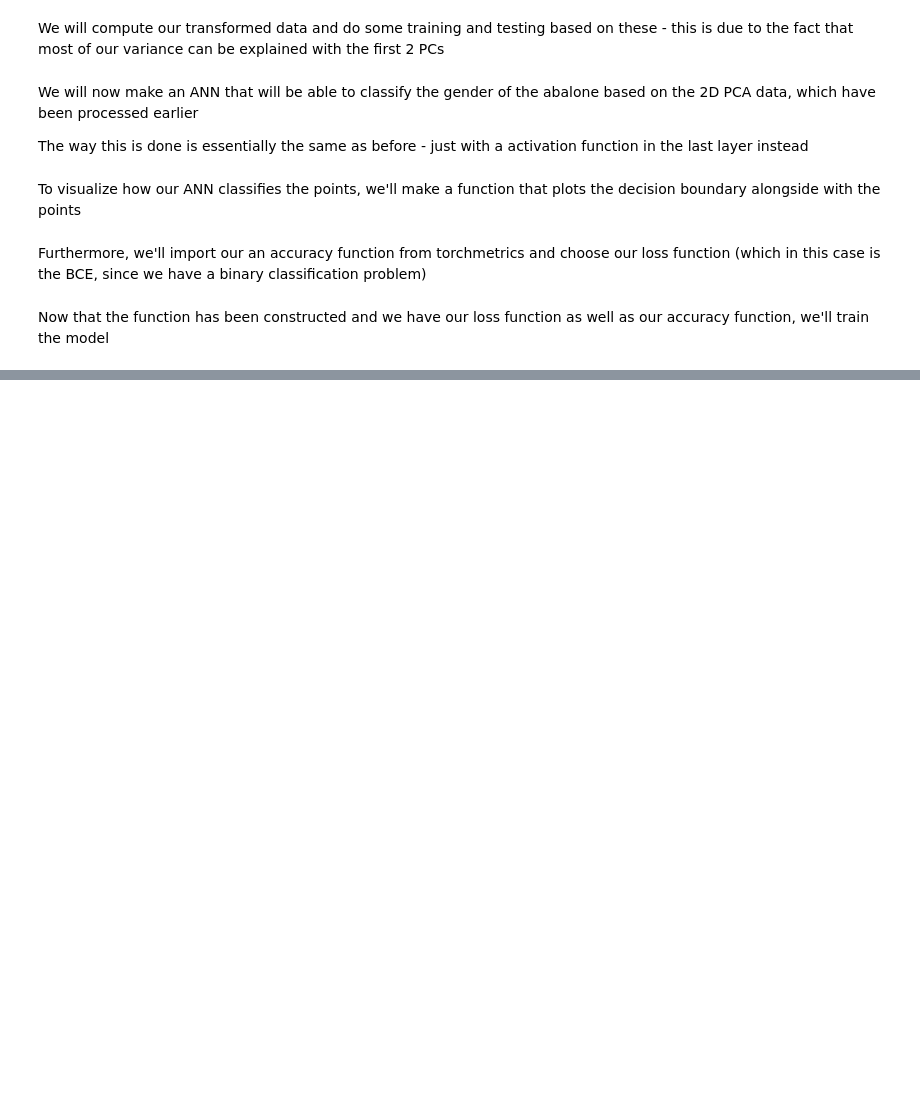
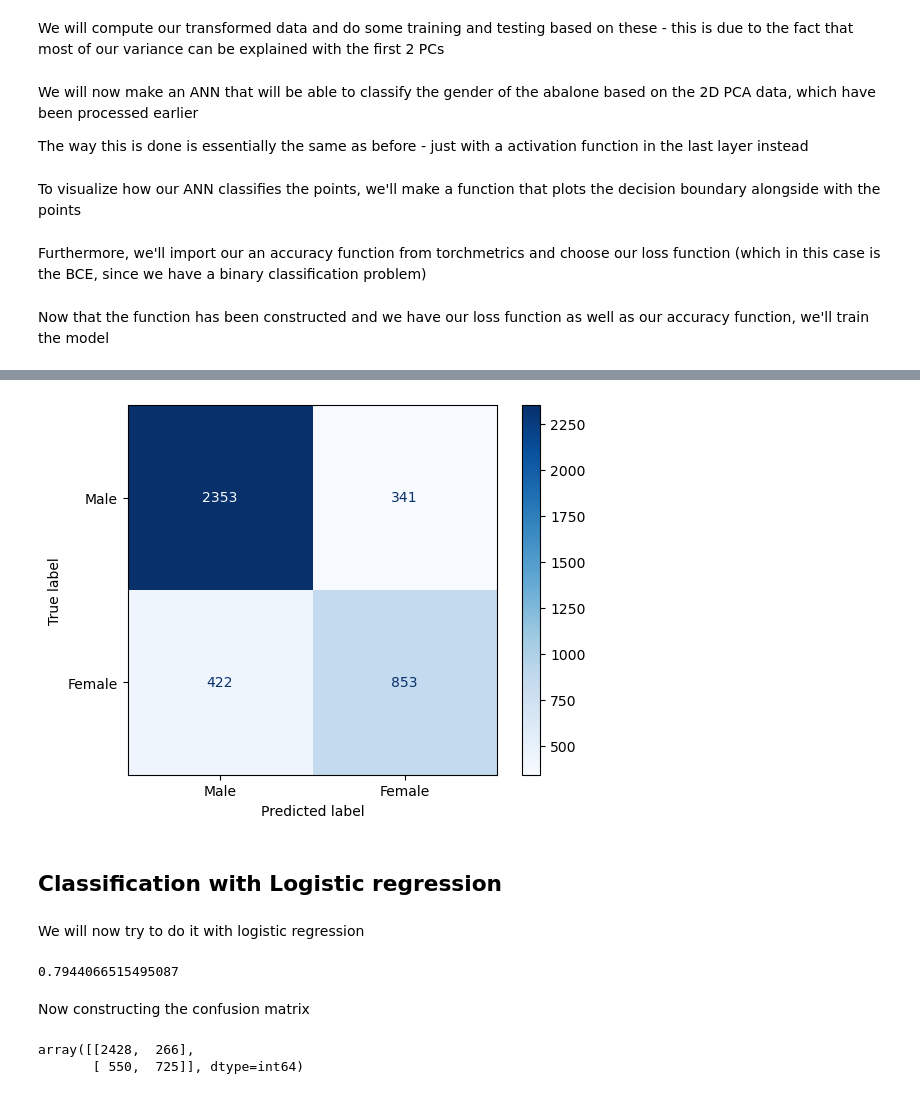
Before and after one commit to NusretSalli/ML-abalone, a Jupyter notebook: Abalone_ML.ipynb, the cells around one changed output, grey strips where cells are left out. Cells and saved outputs as stored; diff of their text form; code cells hidden in the pictures; blank space fills up the shorter version.

```diff
--- a/Abalone_ML.ipynb
+++ b/Abalone_ML.ipynb
@@ -893,0 +979,31 @@ plot_decision_boundary(class_model, X_test, y_test)
+# %%
+gnb_con_plot = ConfusionMatrixDisplay(confusion_matrix = gnb_con_matrix, display_labels = class_names) # making a displayer
+
+gnb_con_plot.plot(cmap=plt.cm.Blues) # plotting it
+
+plt.show() # using plt.show() to make it reliable when plotting
+# %% [output]
+[figure, added]
+# %% [markdown]
+## Classification with Logistic regression
+# %% [markdown]
+We will now try to do it with logistic regression
+# %%
+log_reg = LogisticRegression()
+
+log_reg.fit(X_train, y_train) # training / fitting the model
+
+y_pred_log = log_reg.predict(X_test)
+
+log_reg.score(X_test, y_test)
+# %% [output]
+0.7944066515495087
+# %% [markdown]
+Now constructing the confusion matrix
+# %%
+log_con_matrix = confusion_matrix(y_test, y_pred_log)
+
+log_con_matrix
+# %% [output]
+array([[2428,  266],
+       [ 550,  725]], dtype=int64)
```
Also changed, not shown: parts of 23 cells of this notebook.
